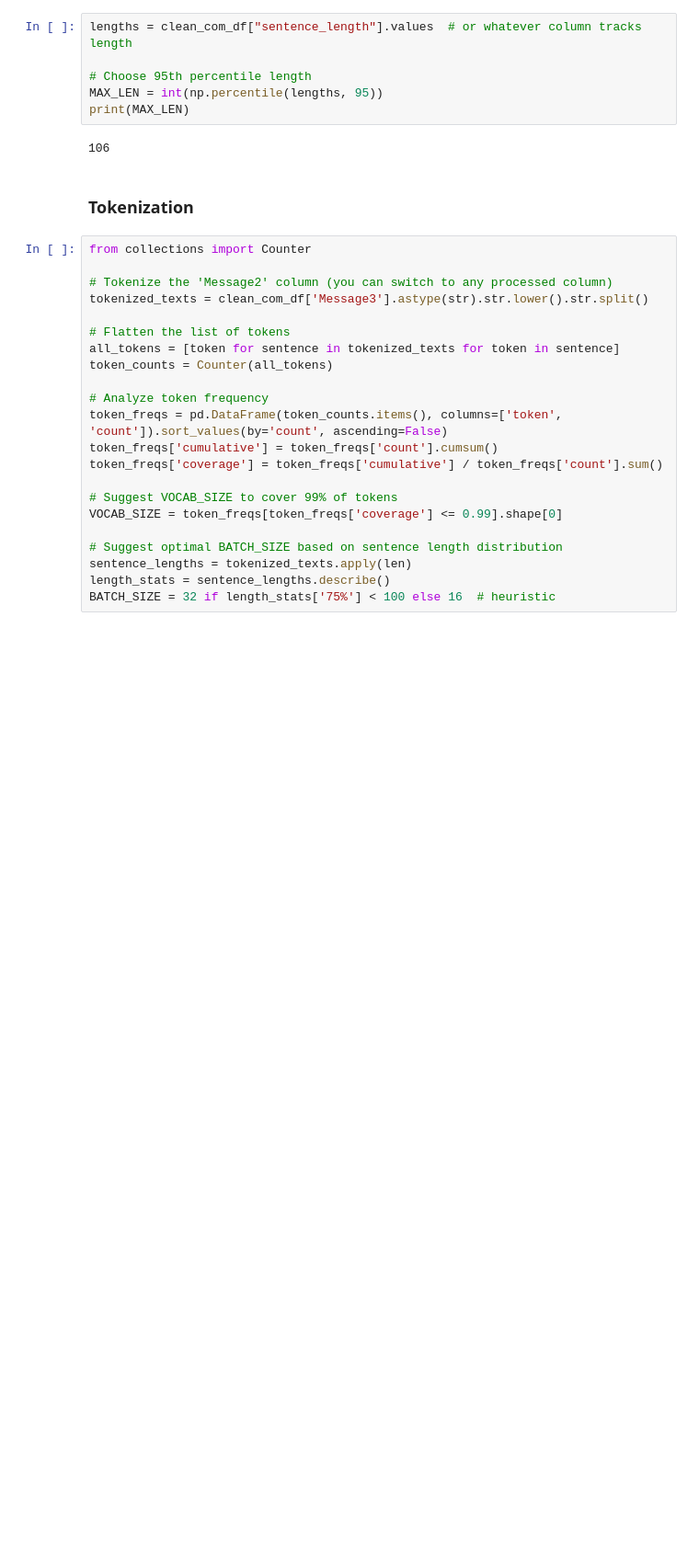
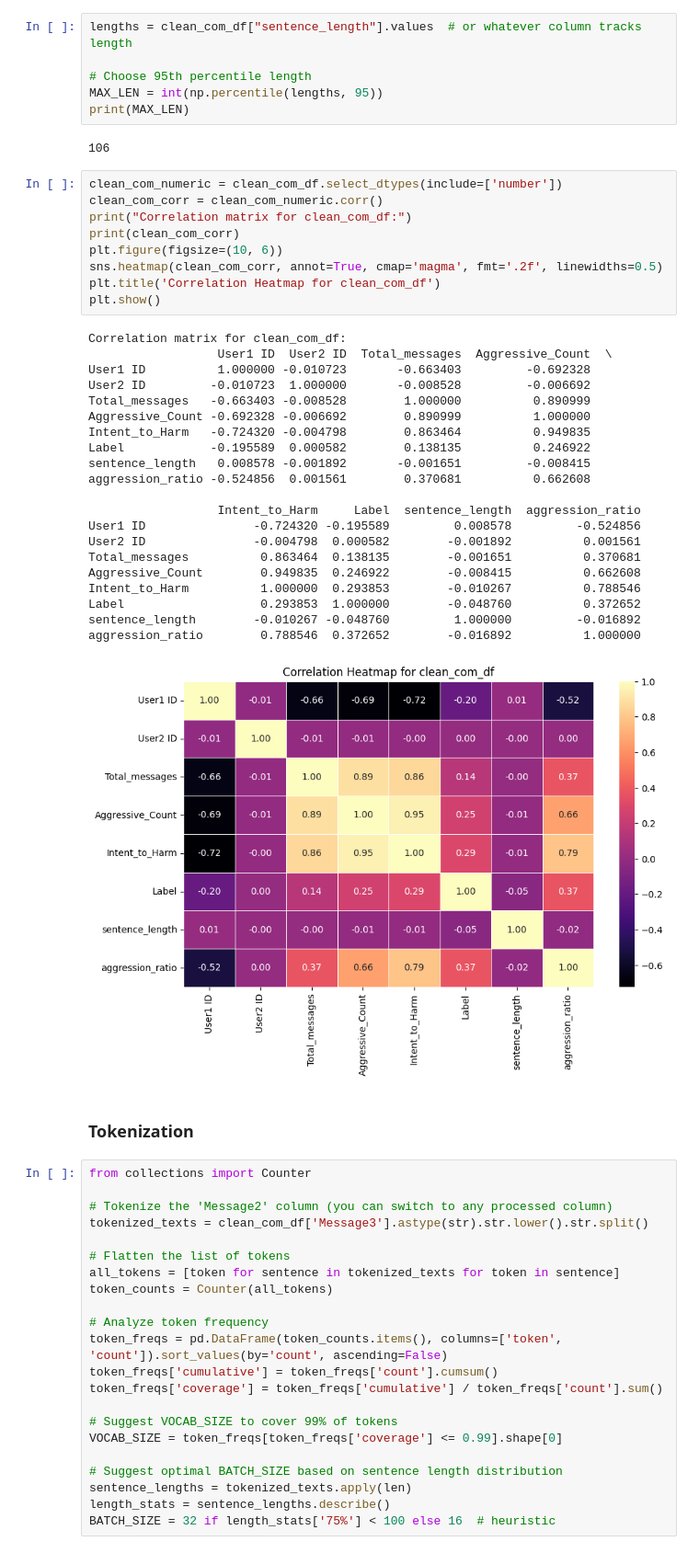
Before and after one commit to Brahmaswarup/Predicting-Cyberbullying-on-Social-Media--A-Machine-Learning-Approach, a Jupyter notebook: code.ipynb, the cells around one changed output. Shown at 92% size. Saved outputs shown, nothing was run; the diff lists cells and outputs as text; blank space fills up the shorter version.

```diff
--- a/code.ipynb
+++ b/code.ipynb
@@ -448,6 +555,37 @@ MAX_LEN = int(np.percentile(lengths, 95))
 print(MAX_LEN)
 # %% [output]
 106
+# %%
+clean_com_numeric = clean_com_df.select_dtypes(include=['number'])
+clean_com_corr = clean_com_numeric.corr()
+print("Correlation matrix for clean_com_df:")
+print(clean_com_corr)
+plt.figure(figsize=(10, 6))
+sns.heatmap(clean_com_corr, annot=True, cmap='magma', fmt='.2f', linewidths=0.5)
+plt.title('Correlation Heatmap for clean_com_df')
+plt.show()
+# %% [output]
+Correlation matrix for clean_com_df:
+                  User1 ID  User2 ID  Total_messages  Aggressive_Count  \
+User1 ID          1.000000 -0.010723       -0.663403         -0.692328
+User2 ID         -0.010723  1.000000       -0.008528         -0.006692
+Total_messages   -0.663403 -0.008528        1.000000          0.890999
+Aggressive_Count -0.692328 -0.006692        0.890999          1.000000
+Intent_to_Harm   -0.724320 -0.004798        0.863464          0.949835
+Label            -0.195589  0.000582        0.138135          0.246922
+sentence_length   0.008578 -0.001892       -0.001651         -0.008415
+aggression_ratio -0.524856  0.001561        0.370681          0.662608
+
+                  Intent_to_Harm     Label  sentence_length  aggression_ratio
+User1 ID               -0.724320 -0.195589         0.008578         -0.524856
+User2 ID               -0.004798  0.000582        -0.001892          0.001561
+Total_messages          0.863464  0.138135        -0.001651          0.370681
+Aggressive_Count        0.949835  0.246922        -0.008415          0.662608
+Intent_to_Harm          1.000000  0.293853        -0.010267          0.788546
+Label                   0.293853  1.000000        -0.048760          0.372652
+sentence_length        -0.010267 -0.048760         1.000000         -0.016892
+aggression_ratio        0.788546  0.372652        -0.016892          1.000000
+[figure, added]
 # %% [markdown]
 ### Tokenization
 # %%
```
Also changed, not shown: parts of 16 cells of this notebook.
